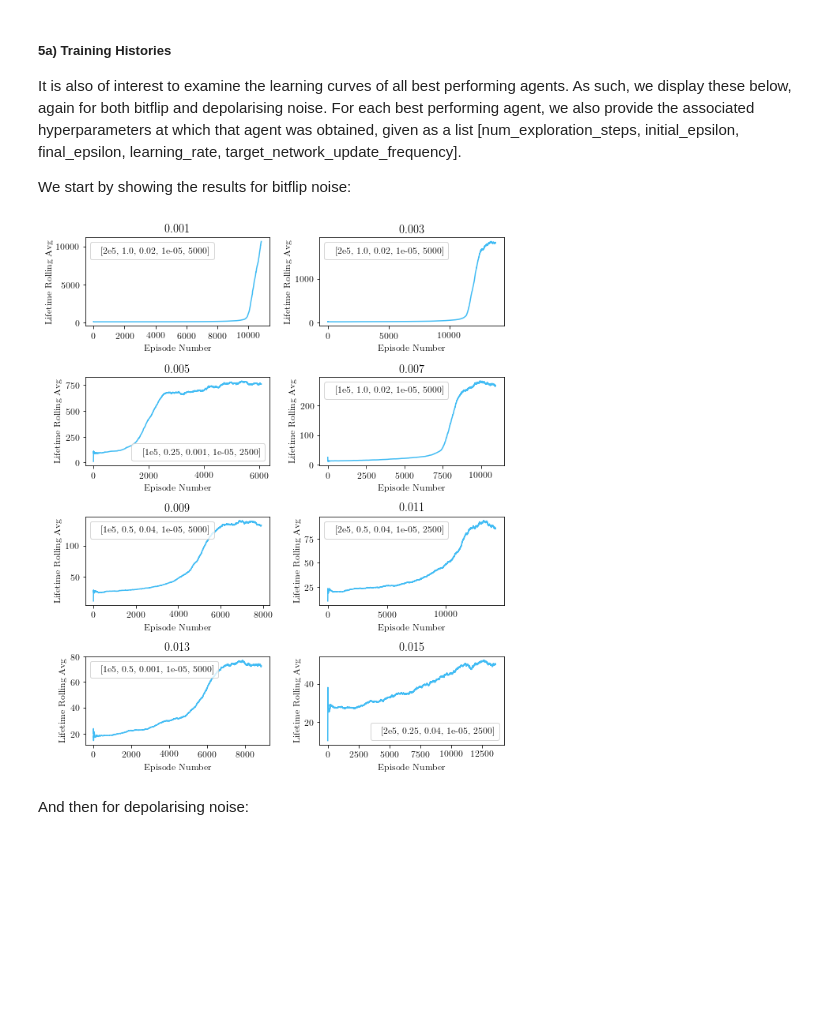
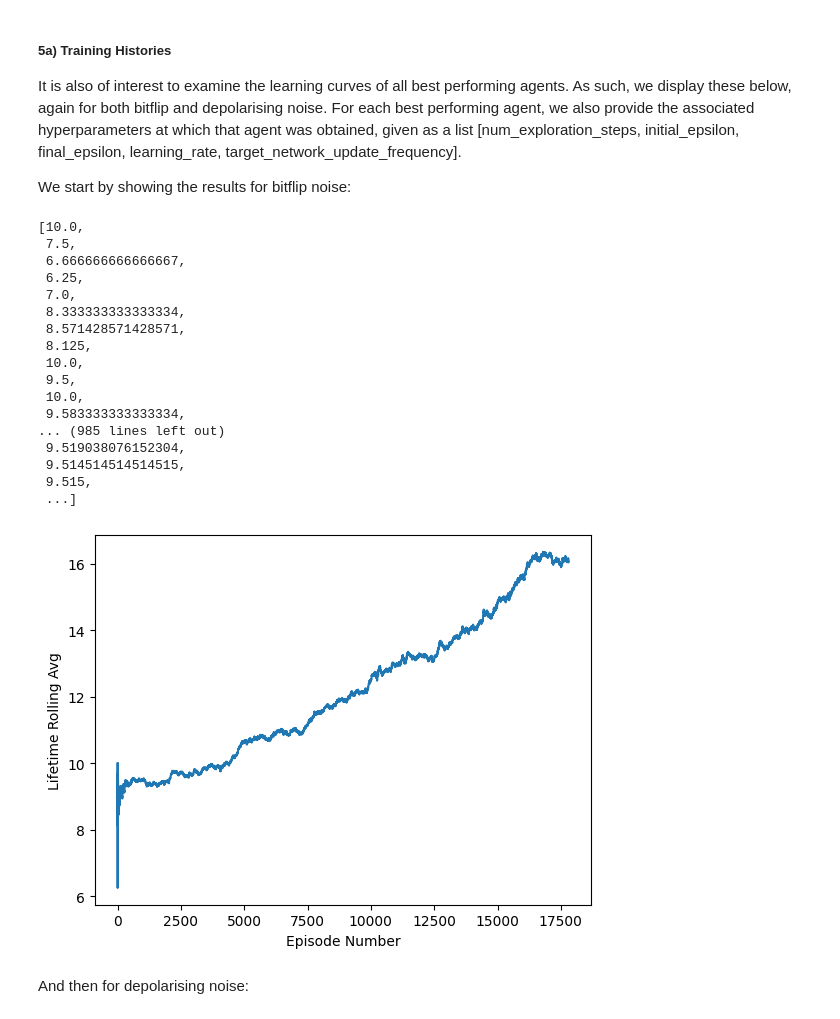
Before and after one commit to liangqiyao990210/DeepQ-Decoding, a Jupyter notebook: example_notebooks/5) Our Visual.ipynb, the cells around one changed output. Cells and saved outputs as stored; diff of their text form; code cells hidden in the pictures; blank space fills up the shorter version.

```diff
--- a/example_notebooks/5) Our Visual.ipynb
+++ b/example_notebooks/5) Our Visual.ipynb
@@ -81,7 +81,7 @@ x_results_dict = {}
 x_training_dict = {}
 x_configs_dict = {}
 
-config_list = [1,2,3,4,5,6,7,8,9,10,11,12]
+config_list = [1,5,9,10]
 
 for num_config in config_list:
     var_config = f"variable_config_{num_config}.p"
@@ -148,2 +138,23 @@ x_results_dict
 # %% [markdown]
 Finally, we can plot the results:
+# %%
+fig, ax = plt.subplots(1,1,dpi=100,figsize=(10,6))
+
+markers = ["o","v","^","<",">","s","D","*"]
+p_phys = [j*0.001 for j in range(1,21)]
+bench = [1/p for p in p_phys]
+
+custom_colors=["#42bcf4", "#f4c441", "#41f45b", "#4197f4", "#f44141", "#dcf441"]
+mpl.rcParams['axes.prop_cycle'] = cycler(color=custom_colors)
+res = np.array(list(x_results_dict[5].values()))
+
+ax.plot(p_phys, res, '-o', label="Decoded Surface Code")
+
+ax.plot(p_phys,bench,"k")
+ax.text(0.0015, 340, "Single Faulty Qubit", rotation=-18, fontsize=10)
+ax.text(0.38, 0.92, "Bitflip Noise - Best Performing Agents", fontsize=10,transform=ax.transAxes)
+ax.set_yscale('log')
+ax.set_ylabel("Average Qubit Lifetime")
+ax.set_xlabel("$p_{\\rm{phys}} = p_{\\rm{meas}}$")
+ax.legend(fancybox=True,bbox_to_anchor=(0.003, 0.8,1., .102),fontsize=10)
+plt.show()
@@ -289,25 +302,43 @@ As discussed in the associated paper, from the above figures one can see that fo
 It is also of interest to examine the learning curves of all best performing agents. As such, we display these below, again for both bitflip and depolarising noise. For each best performing agent, we also provide the associated hyperparameters at which that agent was obtained, given as a list [num_exploration_steps, initial_epsilon, final_epsilon, learning_rate, target_network_update_frequency].
 
 We start by showing the results for bitflip noise:
+# %%
+x_training_dict[1]
+# %% [output]
+[10.0,
+ 7.5,
+ 6.666666666666667,
+ 6.25,
+ 7.0,
+ 8.333333333333334,
+ 8.571428571428571,
+ 8.125,
+ 10.0,
+ 9.5,
+ 10.0,
+ 9.583333333333334,
+... (985 lines left out)
+ 9.519038076152304,
+ 9.514514514514515,
+ 9.515,
+ ...]
+# %%
+import matplotlib as mpl
+mpl.rcParams.update(mpl.rcParamsDefault)
 # %%
-plt.figure(figsize=(8.5,10))
-trained_keys = ["0.001","0.003","0.005","0.007","0.009","0.011","0.013", "0.015"]
-count = 1
-for key in trained_keys:
-    plt.subplot(4, 2,count)
-    plt.plot(x_training_dict[key],label = x_configs_dict[key] )
-    plt.title(key)
-    plt.xlabel("Episode Number")
-    plt.ylabel("Lifetime Rolling Avg")
-    plt.legend(handlelength=0,)
-    count +=1
+trained_keys = ["0_015"]
 
+plt.plot(x_training_dict[1])
+# plt.title(trained_keys)
+plt.xlabel("Episode Number")
+plt.ylabel("Lifetime Rolling Avg")
+# plt.legend(handlelength=0,)
 
-plt.tight_layout()
+# plt.tight_layout()
 #plt.savefig("./Images/bitflip_training")
 plt.show()
 # %% [output]
-[figure, old version]
+[figure, new version]
 # %% [markdown]
 And then for depolarising noise:
 # %%
```
Also changed, not shown: parts of 9 cells of this notebook, 7 other files.
